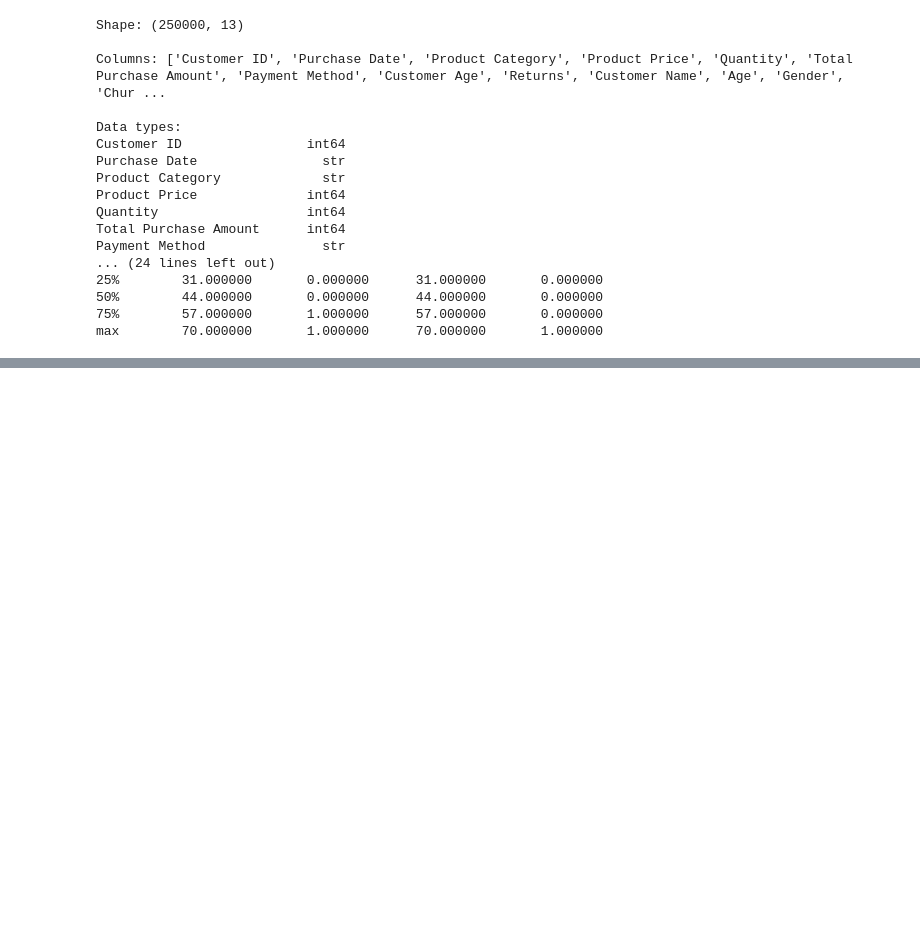
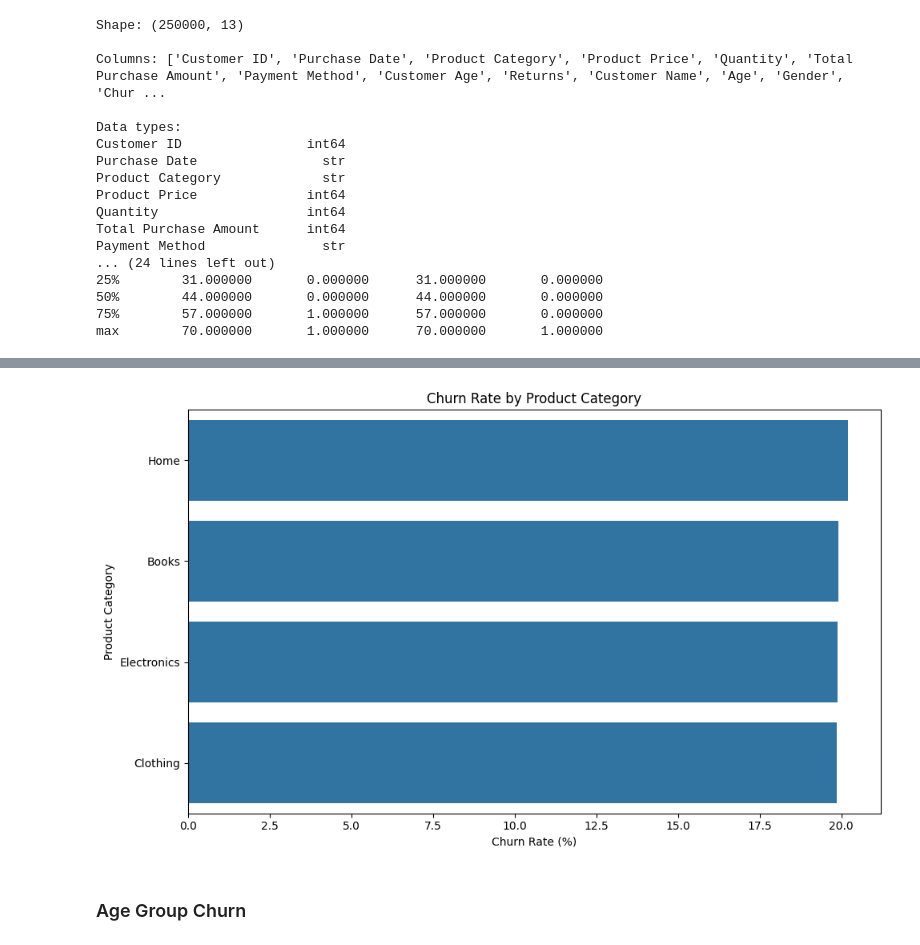
Before and after one commit to kptransfer2024-cmd/ecommerce_pj, a Jupyter notebook: churn.ipynb, the cells around one changed output, grey strips where cells are left out. Cells and saved outputs as stored; diff of their text form; code cells hidden in the pictures; blank space fills up the shorter version.

```diff
--- a/churn.ipynb
+++ b/churn.ipynb
@@ -80,0 +184,24 @@ pd.read_sql_query(query, conn)
+# %%
+category_churn_summary = (
+    ecommerce_df
+    .groupby("Product Category")
+    .agg(
+        customers=("Customer ID", "nunique"),
+        total_revenue=("Total Purchase Amount", "sum"),
+        churn_rate_percent=("Churn", lambda x: round(x.mean() * 100, 2))
+    )
+    .reset_index()
+)
+
+category_churn_summary["revenue_per_customer"] = round(
+    category_churn_summary["total_revenue"] / category_churn_summary["customers"],
+    2
+)
+
+category_churn_summary = (
+    category_churn_summary
+    .sort_values("churn_rate_percent", ascending=False)
+    .reset_index(drop=True)
+)
+
+category_churn_summary
@@ -80,0 +214,18 @@ pd.read_sql_query(query, conn)
+# %%
+plt.figure(figsize=(10, 6))
+
+sns.barplot(
+    data=category_churn_summary,
+    x="churn_rate_percent",
+    y="Product Category"
+)
+
+plt.title("Churn Rate by Product Category")
+plt.xlabel("Churn Rate (%)")
+plt.ylabel("Product Category")
+plt.tight_layout()
+plt.show()
+# %% [output]
+[figure, added]
+# %% [markdown]
+### Age Group Churn
```
Also changed, not shown: parts of 26 cells of this notebook.
